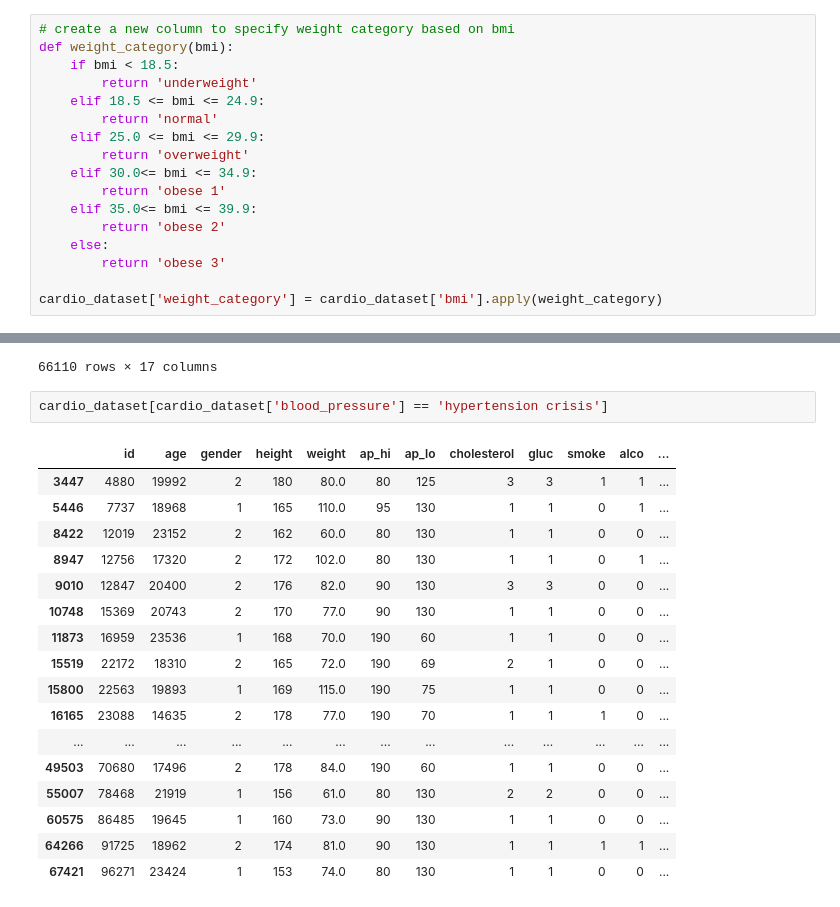
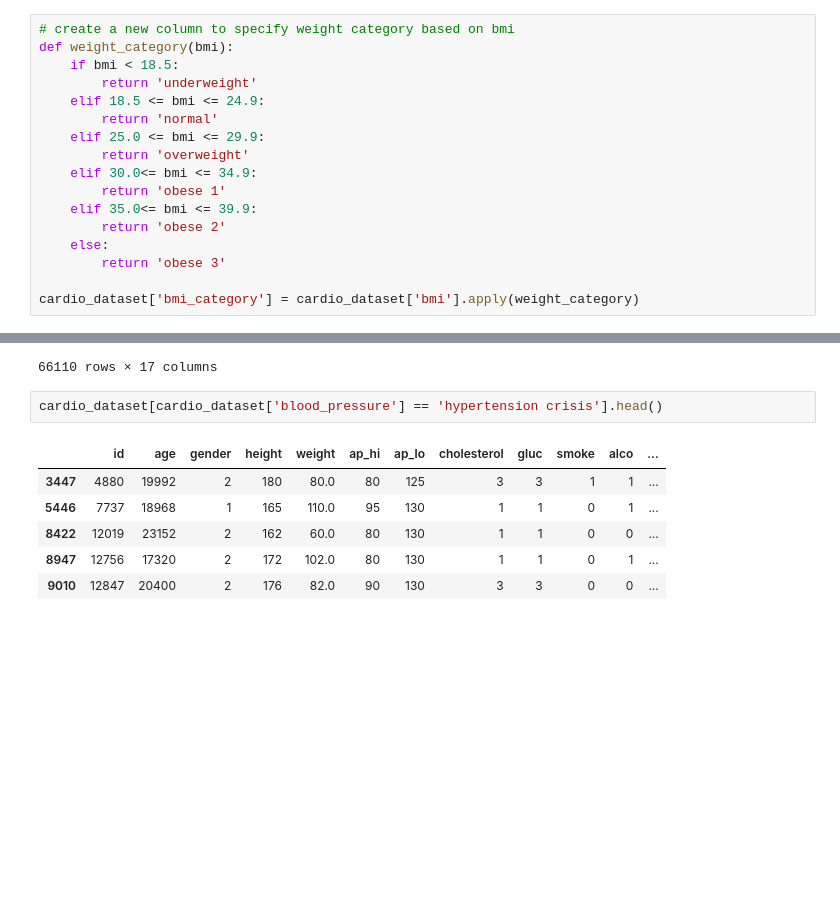
Before and after one commit to CyrilleKolle/cardiovascular_labb, a Jupyter notebook: code/feature_engeering.ipynb, the cells around one changed output, grey strips where cells are left out. Drawn from its saved outputs; the diff is of its cells as text; blank space fills up the shorter version.

```diff
--- a/code/feature_engeering.ipynb
+++ b/code/feature_engeering.ipynb
@@ -138,7 +138,7 @@ def weight_category(bmi):
     else:
         return 'obese 3'
 
-cardio_dataset['weight_category'] = cardio_dataset['bmi'].apply(weight_category)
+cardio_dataset['bmi_category'] = cardio_dataset['bmi'].apply(weight_category)
 # %%
 cardio_dataset
 # %% [output]
@@ -259,22 +259,11 @@ cardio_dataset
 | 69999 | 99999 | 20540 | 1 | 170 | 72.0 | 120 | 80 | 2 | 1 | 0 | 0 | ... |
 66110 rows × 17 columns
 # %%
-cardio_dataset[cardio_dataset['blood_pressure'] == 'hypertension crisis']
+cardio_dataset[cardio_dataset['blood_pressure'] == 'hypertension crisis'].head()
 # %% [output]
 |  | id | age | gender | height | weight | ap_hi | ap_lo | cholesterol | gluc | smoke | alco | ... |
 | 3447 | 4880 | 19992 | 2 | 180 | 80.0 | 80 | 125 | 3 | 3 | 1 | 1 | ... |
 | 5446 | 7737 | 18968 | 1 | 165 | 110.0 | 95 | 130 | 1 | 1 | 0 | 1 | ... |
 | 8422 | 12019 | 23152 | 2 | 162 | 60.0 | 80 | 130 | 1 | 1 | 0 | 0 | ... |
 | 8947 | 12756 | 17320 | 2 | 172 | 102.0 | 80 | 130 | 1 | 1 | 0 | 1 | ... |
 | 9010 | 12847 | 20400 | 2 | 176 | 82.0 | 90 | 130 | 3 | 3 | 0 | 0 | ... |
-| 10748 | 15369 | 20743 | 2 | 170 | 77.0 | 90 | 130 | 1 | 1 | 0 | 0 | ... |
-| 11873 | 16959 | 23536 | 1 | 168 | 70.0 | 190 | 60 | 1 | 1 | 0 | 0 | ... |
-| 15519 | 22172 | 18310 | 2 | 165 | 72.0 | 190 | 69 | 2 | 1 | 0 | 0 | ... |
-| 15800 | 22563 | 19893 | 1 | 169 | 115.0 | 190 | 75 | 1 | 1 | 0 | 0 | ... |
-| 16165 | 23088 | 14635 | 2 | 178 | 77.0 | 190 | 70 | 1 | 1 | 1 | 0 | ... |
-| ... | ... | ... | ... | ... | ... | ... | ... | ... | ... | ... | ... | ... |
-| 49503 | 70680 | 17496 | 2 | 178 | 84.0 | 190 | 60 | 1 | 1 | 0 | 0 | ... |
-| 55007 | 78468 | 21919 | 1 | 156 | 61.0 | 80 | 130 | 2 | 2 | 0 | 0 | ... |
-| 60575 | 86485 | 19645 | 1 | 160 | 73.0 | 90 | 130 | 1 | 1 | 0 | 0 | ... |
-| 64266 | 91725 | 18962 | 2 | 174 | 81.0 | 90 | 130 | 1 | 1 | 1 | 1 | ... |
-| 67421 | 96271 | 23424 | 1 | 153 | 74.0 | 80 | 130 | 1 | 1 | 0 | 0 | ... |
```
Also changed, not shown: parts of 7 cells of this notebook.
